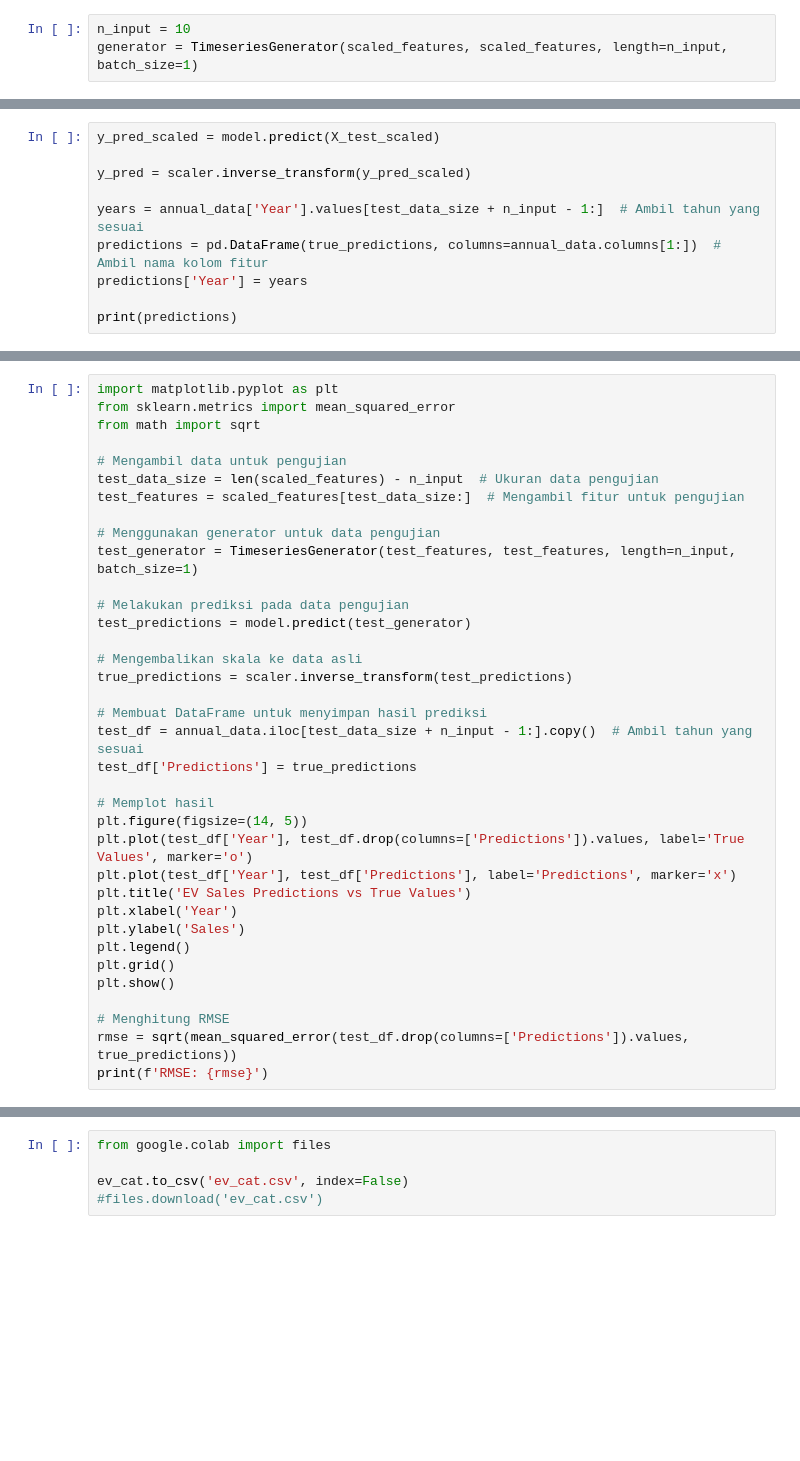
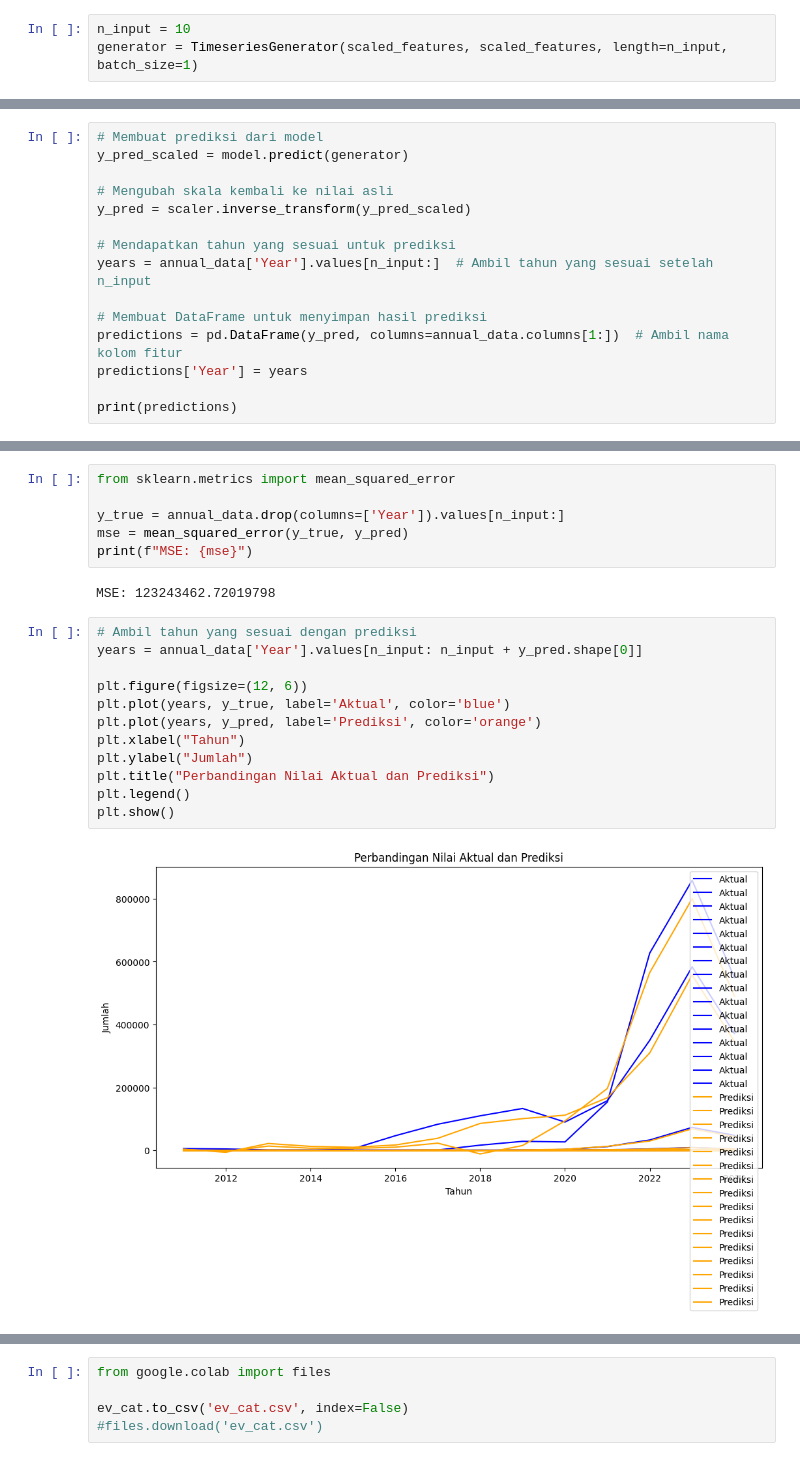
Before and after one commit to dietadestina/PA_EVCast, a Jupyter notebook: data_ev_cat.ipynb, the cells around one changed output, grey strips where cells are left out. Saved outputs shown, nothing was run; the diff lists cells and outputs as text; blank space fills up the shorter version.

```diff
--- a/data_ev_cat.ipynb
+++ b/data_ev_cat.ipynb
@@ -174,10 +174,15 @@ print(predictions_df)
 # %%
-y_pred_scaled = model.predict(X_test_scaled)
+# Membuat prediksi dari model
+y_pred_scaled = model.predict(generator)
 
+# Mengubah skala kembali ke nilai asli
 y_pred = scaler.inverse_transform(y_pred_scaled)
 
-years = annual_data['Year'].values[test_data_size + n_input - 1:]  # Ambil tahun yang sesuai
-predictions = pd.DataFrame(true_predictions, columns=annual_data.columns[1:])  # Ambil nama kolom fitur
+# Mendapatkan tahun yang sesuai untuk prediksi
+years = annual_data['Year'].values[n_input:]  # Ambil tahun yang sesuai setelah n_input
+
+# Membuat DataFrame untuk menyimpan hasil prediksi
+predictions = pd.DataFrame(y_pred, columns=annual_data.columns[1:])  # Ambil nama kolom fitur
 predictions['Year'] = years
 
 print(predictions)
@@ -187,36 +207,22 @@ NameError: name 'test_data_size' is not defined
-# %%
-import matplotlib.pyplot as plt
-from sklearn.metrics import mean_squared_error
-from math import sqrt
-
-# Mengambil data untuk pengujian
-test_data_size = len(scaled_features) - n_input  # Ukuran data pengujian
-test_features = scaled_features[test_data_size:]  # Mengambil fitur untuk pengujian
-
-# Menggunakan generator untuk data pengujian
-test_generator = TimeseriesGenerator(test_features, test_features, length=n_input, batch_size=1)
-
-# Melakukan prediksi pada data pengujian
-test_predictions = model.predict(test_generator)
-
-# Mengembalikan skala ke data asli
-true_predictions = scaler.inverse_transform(test_predictions)
-
-# Membuat DataFrame untuk menyimpan hasil prediksi
-test_df = annual_data.iloc[test_data_size + n_input - 1:].copy()  # Ambil tahun yang sesuai
-test_df['Predictions'] = true_predictions
-
-# Memplot hasil
-plt.figure(figsize=(14, 5))
-plt.plot(test_df['Year'], test_df.drop(columns=['Predictions']).values, label='True Values', marker='o')
-plt.plot(test_df['Year'], test_df['Predictions'], label='Predictions', marker='x')
-plt.title('EV Sales Predictions vs True Values')
-plt.xlabel('Year')
-plt.ylabel('Sales')
-plt.legend()
-plt.grid()
-plt.show()
-
-# Menghitung RMSE
-rmse = sqrt(mean_squared_error(test_df.drop(columns=['Predictions']).values, true_predictions))
-print(f'RMSE: {rmse}')
+# %%
+from sklearn.metrics import mean_squared_error
+
+y_true = annual_data.drop(columns=['Year']).values[n_input:]
+mse = mean_squared_error(y_true, y_pred)
+print(f"MSE: {mse}")
+# %% [output]
+MSE: 123243462.72019798
+# %%
+# Ambil tahun yang sesuai dengan prediksi
+years = annual_data['Year'].values[n_input: n_input + y_pred.shape[0]]
+
+plt.figure(figsize=(12, 6))
+plt.plot(years, y_true, label='Aktual', color='blue')
+plt.plot(years, y_pred, label='Prediksi', color='orange')
+plt.xlabel("Tahun")
+plt.ylabel("Jumlah")
+plt.title("Perbandingan Nilai Aktual dan Prediksi")
+plt.legend()
+plt.show()
+# %% [output]
+[figure, added]
```
Also changed, not shown: parts of 6 cells of this notebook.
